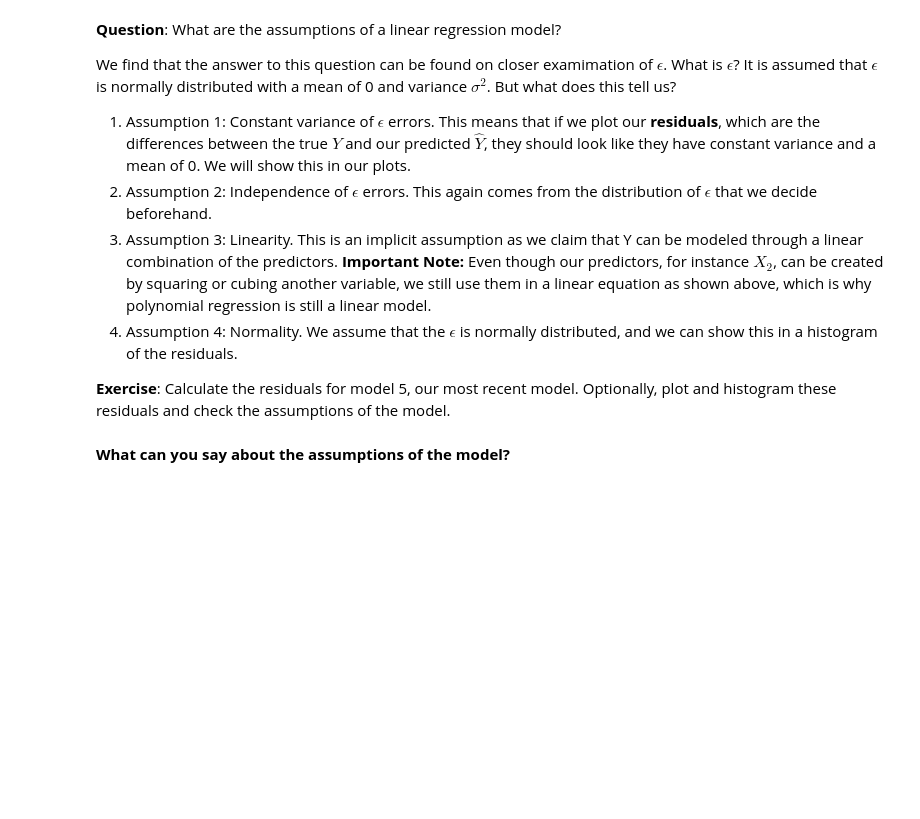
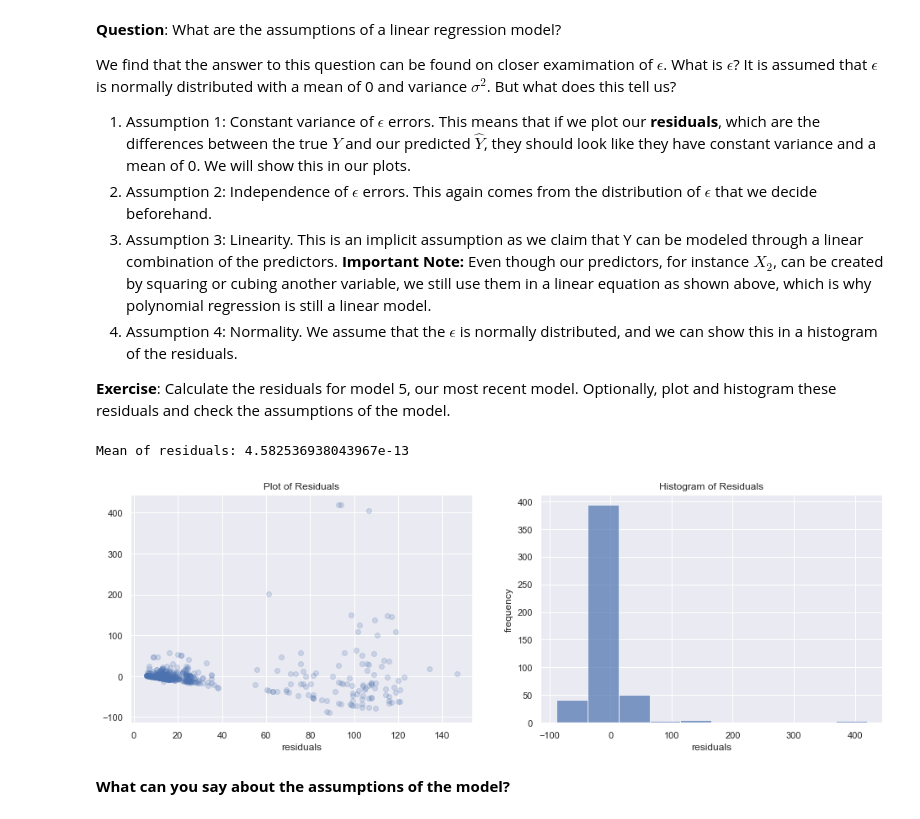
Before and after one commit to byrne0319/2019-CS109A, a Jupyter notebook: content/sections/section3/notebook/cs109a_section_3.ipynb, the cells around one changed output. Cells and saved outputs as stored; diff of their text form; code cells hidden in the pictures; blank space fills up the shorter version.

```diff
--- a/content/sections/section3/notebook/cs109a_section_3.ipynb
+++ b/content/sections/section3/notebook/cs109a_section_3.ipynb
@@ -552,3 +550,29 @@ We find that the answer to this question can be found on closer examimation of $
+# %%
+# %load 'solutions/sol7.py'
+# %load 'solutions/sol7.py'
+predictors = sm.add_constant(titanic_train[['age', 'sex_male', 'class_Second', 'class_Third', 'sex_male_X_age',
+                                      'sex_male_X_class_Second', 'sex_male_X_class_Third', 'age^2']])
+y_hat = model_5.predict(predictors)
+residuals = titanic_train['fare'] - y_hat
+
+# plotting
+fig, ax = plt.subplots(ncols=2, figsize=(16,5))
+ax = ax.ravel()
+ax[0].set_title('Plot of Residuals')
+ax[0].scatter(y_hat, residuals, alpha=0.2)
+ax[0].set_xlabel(r'$\hat{y}$')
+ax[0].set_xlabel('residuals')
+
+ax[1].set_title('Histogram of Residuals')
+ax[1].hist(residuals, alpha=0.7)
+ax[1].set_xlabel('residuals')
+ax[1].set_ylabel('frequency');
+
+# Mean of residuals
+print('Mean of residuals: {}'.format(np.mean(residuals)))
+# %% [output]
+Mean of residuals: 4.582536938043967e-13
+[figure, added]
 # %% [markdown]
 **What can you say about the assumptions of the model?**
 # %% [markdown]
```
Also changed, not shown: parts of 11 cells of this notebook.
